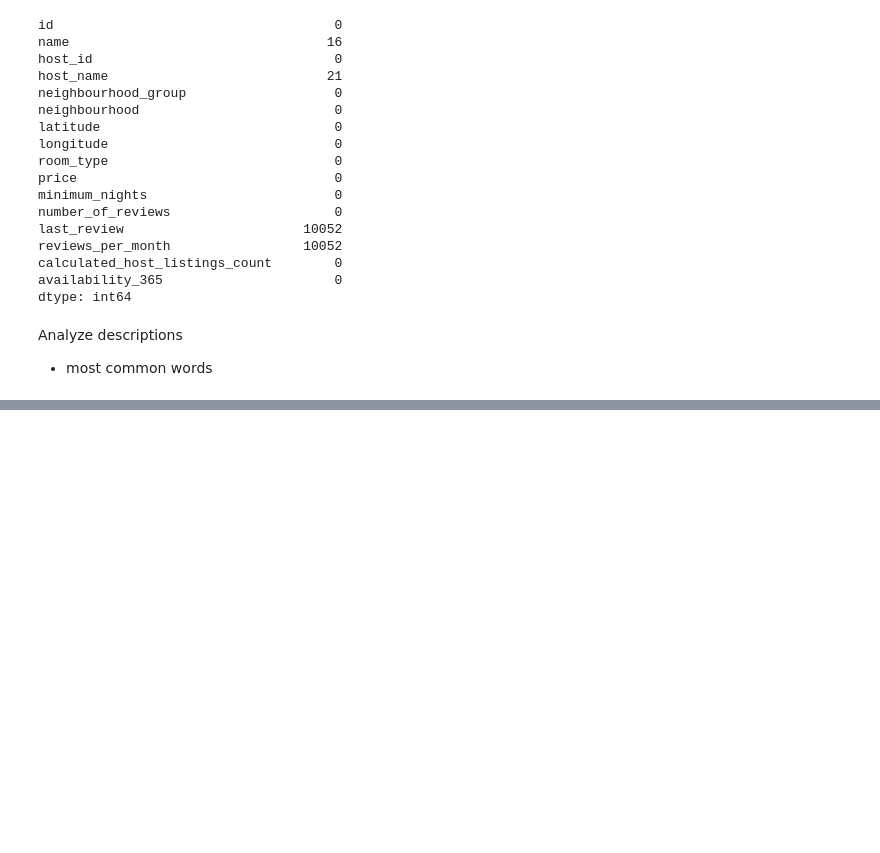
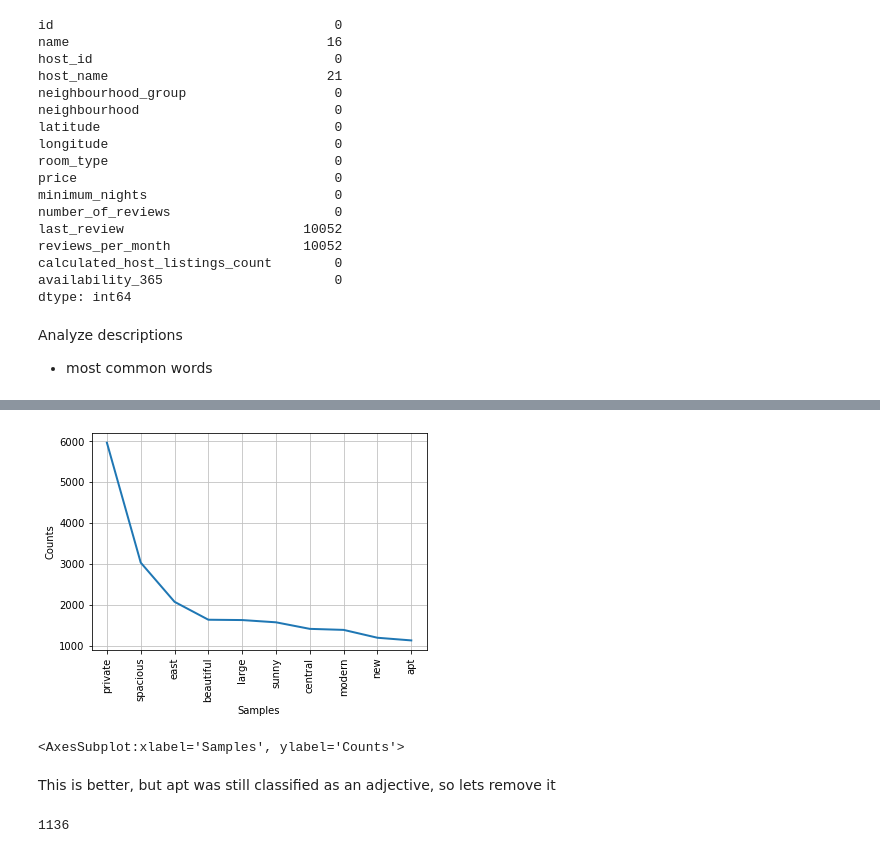
Before and after one commit to kevoinno/data-science-projects, a Jupyter notebook: california-housing/airbnb-eda.ipynb, the cells around one changed output, grey strips where cells are left out. Drawn from its saved outputs; the diff is of its cells as text; code cells hidden in the pictures; blank space fills up the shorter version.

```diff
--- a/california-housing/airbnb-eda.ipynb
+++ b/california-housing/airbnb-eda.ipynb
@@ -178,0 +116,21 @@ dict(word_dist)
+# %%
+def filter_adjs(df):
+    stop_words = set(stopwords.words('english')) #set of stop words (e.g. a, the, and) which will be deleted
+    sentences = df['name'].str.lower().str.cat(sep=' ') #concatenates string in the 'name' column
+    words = nltk.tokenize.word_tokenize(sentences) #tokenizes sentences
+    tags = nltk.pos_tag(words) #tags on part of speech for words
+    adjectives = [w for w, t in tags if t == 'JJ'] #filters out adjectives
+    adj_dist = nltk.FreqDist(adjectives) #distribution of adjectives
+    return adj_dist
+adjective_dist = filter_adjs(df)
+# %%
+adjective_dist.plot(10)
+# %% [output]
+[figure, added]
+<AxesSubplot:xlabel='Samples', ylabel='Counts'>
+# %% [markdown]
+This is better, but apt was still classified as an adjective, so lets remove it
+# %%
+adjective_dist.pop('apt')
+# %% [output]
+1136
```
Also changed, not shown: parts of 25 cells of this notebook.
